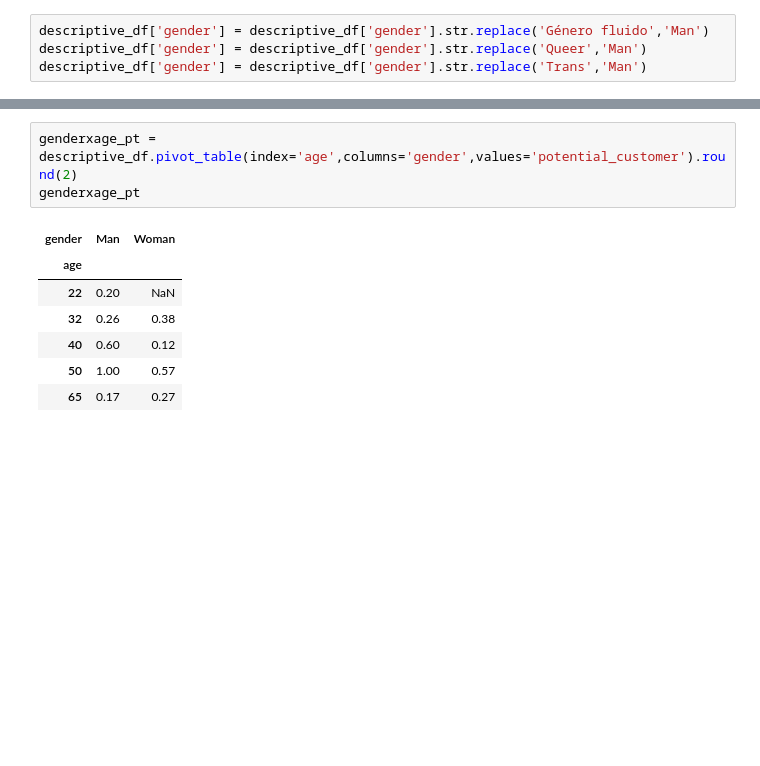
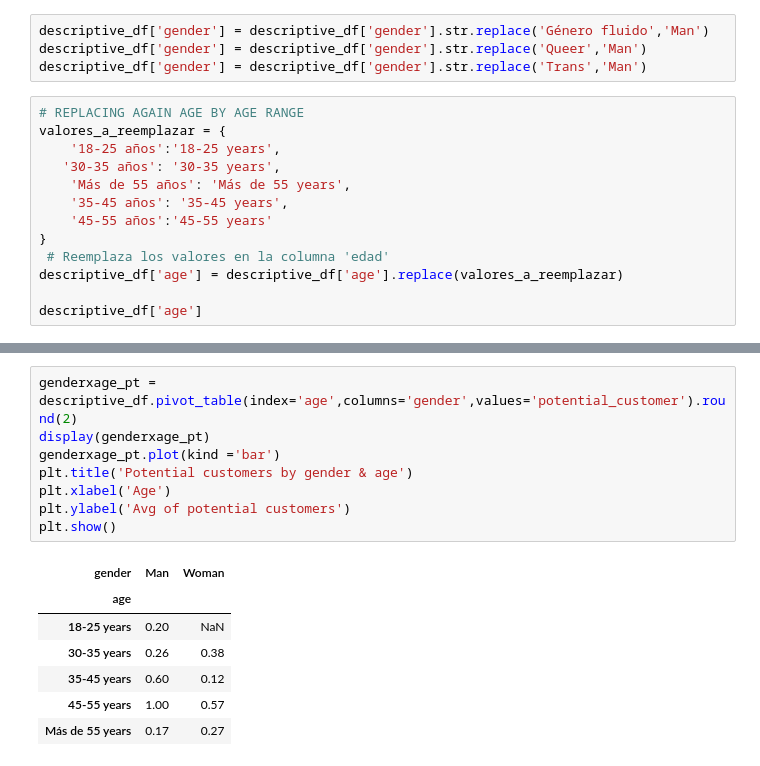
Before and after one commit to Auzmendi/project-6, a Jupyter notebook: descriptive.ipynb, the cells around one changed output, grey strips where cells are left out. Cells and saved outputs as stored; diff of their text form; blank space fills up the shorter version.

```diff
--- a/descriptive.ipynb
+++ b/descriptive.ipynb
@@ -107,3 +107,16 @@ descriptive_df = descriptive_df.drop(['afirmation_1'
 descriptive_df['gender'] = descriptive_df['gender'].str.replace('Género fluido','Man')
 descriptive_df['gender'] = descriptive_df['gender'].str.replace('Queer','Man')
 descriptive_df['gender'] = descriptive_df['gender'].str.replace('Trans','Man')
+# %%
+# REPLACING AGAIN AGE BY AGE RANGE
+valores_a_reemplazar = {
+    '18-25 años':'18-25 years',
+   '30-35 años': '30-35 years',
+    'Más de 55 años': 'Más de 55 years',
+    '35-45 años': '35-45 years',
+    '45-55 años':'45-55 years'
+}
+ # Reemplaza los valores en la columna 'edad'
+descriptive_df['age'] = descriptive_df['age'].replace(valores_a_reemplazar)
+
+descriptive_df['age']
@@ -144,11 +199,16 @@ descriptive_df[descriptive_df['gender']=='Woman']
 # %%
 genderxage_pt = descriptive_df.pivot_table(index='age',columns='gender',values='potential_customer').round(2)
-genderxage_pt
+display(genderxage_pt)
+genderxage_pt.plot(kind ='bar')
+plt.title('Potential customers by gender & age')
+plt.xlabel('Age')
+plt.ylabel('Avg of potential customers')
+plt.show()
 # %% [output]
 | gender | Man | Woman |
 | age |  |  |
-| 22 | 0.20 | NaN |
-| 32 | 0.26 | 0.38 |
-| 40 | 0.60 | 0.12 |
-| 50 | 1.00 | 0.57 |
-| 65 | 0.17 | 0.27 |
+| 18-25 years | 0.20 | NaN |
+| 30-35 years | 0.26 | 0.38 |
+| 35-45 years | 0.60 | 0.12 |
+| 45-55 years | 1.00 | 0.57 |
+| Más de 55 years | 0.17 | 0.27 |
```
Also changed, not shown: parts of 21 cells of this notebook, 1 other file.
